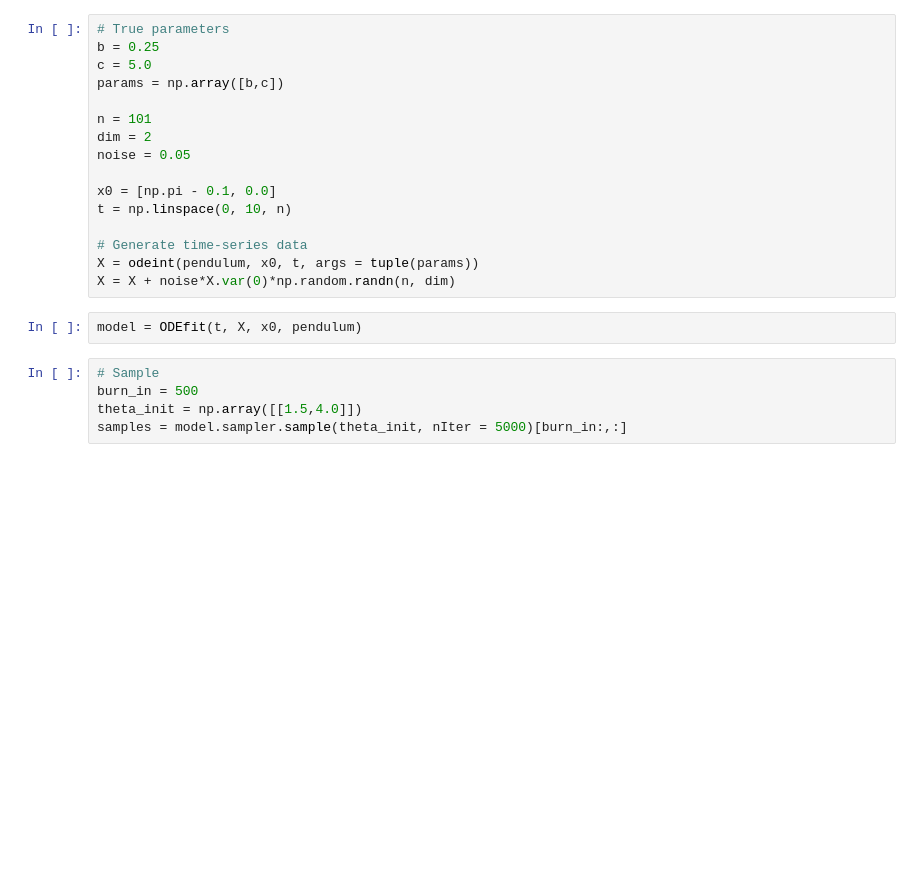
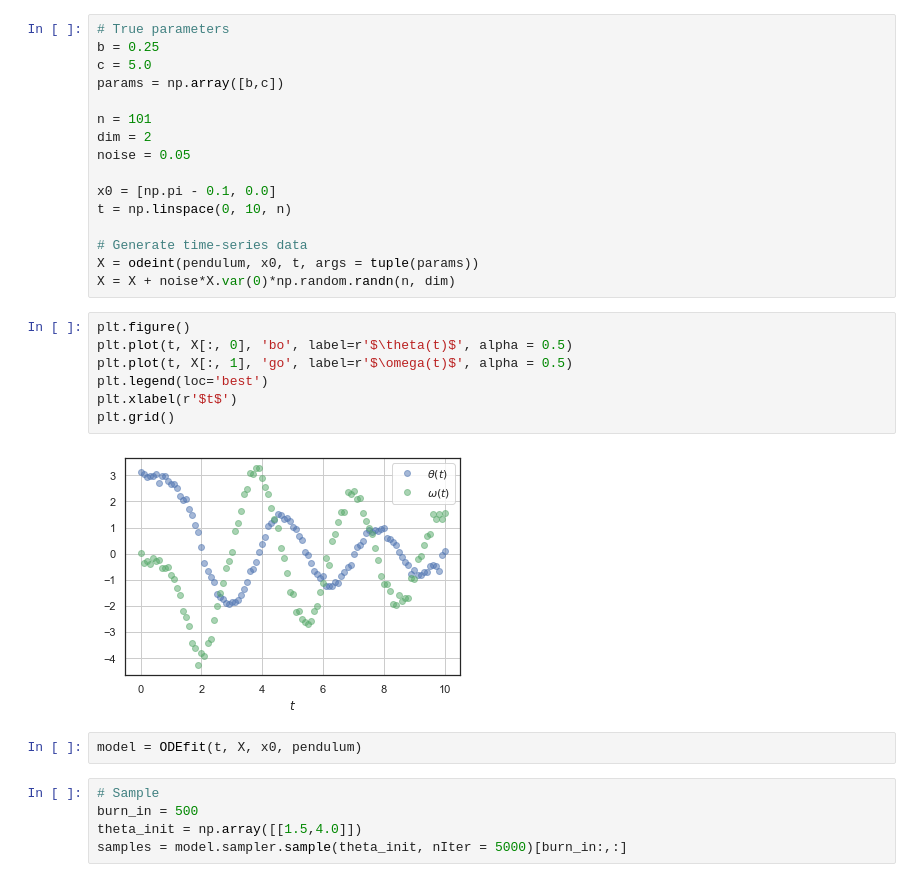
Before and after one commit to apallath/ENM531, a Jupyter notebook: Week11/Pendulum_MCMC.ipynb, the cells around one changed output. Saved outputs shown, nothing was run; the diff lists cells and outputs as text; blank space fills up the shorter version.

```diff
--- a/Week11/Pendulum_MCMC.ipynb
+++ b/Week11/Pendulum_MCMC.ipynb
@@ -83,6 +83,15 @@ t = np.linspace(0, 10, n)
 # Generate time-series data
 X = odeint(pendulum, x0, t, args = tuple(params))
 X = X + noise*X.var(0)*np.random.randn(n, dim)
+# %%
+plt.figure()
+plt.plot(t, X[:, 0], 'bo', label=r'$\theta(t)$', alpha = 0.5)
+plt.plot(t, X[:, 1], 'go', label=r'$\omega(t)$', alpha = 0.5)
+plt.legend(loc='best')
+plt.xlabel(r'$t$')
+plt.grid()
+# %% [output]
+[figure, added]
 # %%
 model = ODEfit(t, X, x0, pendulum)
 # %%
```
Also changed, not shown: parts of 4 cells of this notebook, 7 other files.
